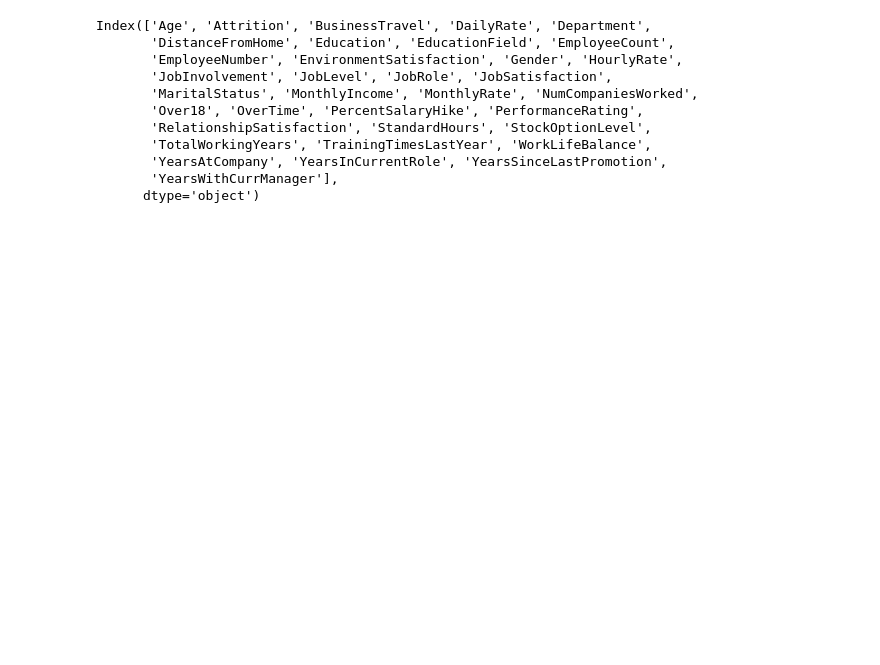
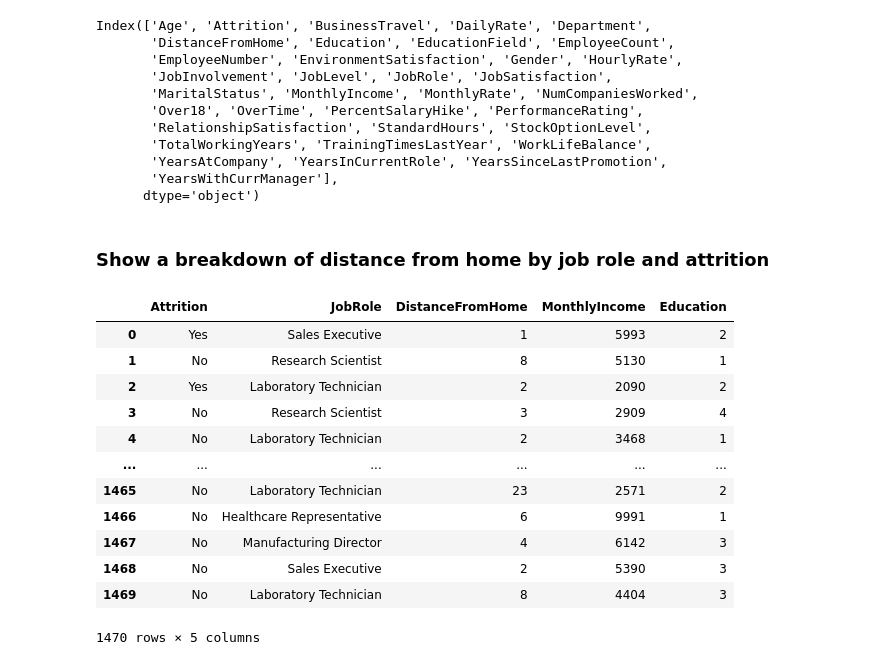
Before and after one commit to Adongo/HR-Employee-Attrition, a Jupyter notebook: Assignment 2.ipynb, the cells around one changed output. Drawn from its saved outputs; the diff is of its cells as text; code cells hidden in the pictures; blank space fills up the shorter version.

```diff
--- a/Assignment 2.ipynb
+++ b/Assignment 2.ipynb
@@ -92,3 +60,22 @@ Index(['Age', 'Attrition', 'BusinessTravel', 'DailyRate', 'Department',
        'YearsAtCompany', 'YearsInCurrentRole', 'YearsSinceLastPromotion',
        'YearsWithCurrManager'],
       dtype='object')
+# %% [markdown]
+### Show a breakdown of distance from home by job role and attrition
+# %%
+df1 = df[['Attrition', 'JobRole', 'DistanceFromHome', 'MonthlyIncome', 'Education' ]]
+df1
+# %% [output]
+|  | Attrition | JobRole | DistanceFromHome | MonthlyIncome | Education |
+| 0 | Yes | Sales Executive | 1 | 5993 | 2 |
+| 1 | No | Research Scientist | 8 | 5130 | 1 |
+| 2 | Yes | Laboratory Technician | 2 | 2090 | 2 |
+| 3 | No | Research Scientist | 3 | 2909 | 4 |
+| 4 | No | Laboratory Technician | 2 | 3468 | 1 |
+| ... | ... | ... | ... | ... | ... |
+| 1465 | No | Laboratory Technician | 23 | 2571 | 2 |
+| 1466 | No | Healthcare Representative | 6 | 9991 | 1 |
+| 1467 | No | Manufacturing Director | 4 | 6142 | 3 |
+| 1468 | No | Sales Executive | 2 | 5390 | 3 |
+| 1469 | No | Laboratory Technician | 8 | 4404 | 3 |
+1470 rows × 5 columns
```
Also changed, not shown: parts of 15 cells of this notebook, 1 other file.
